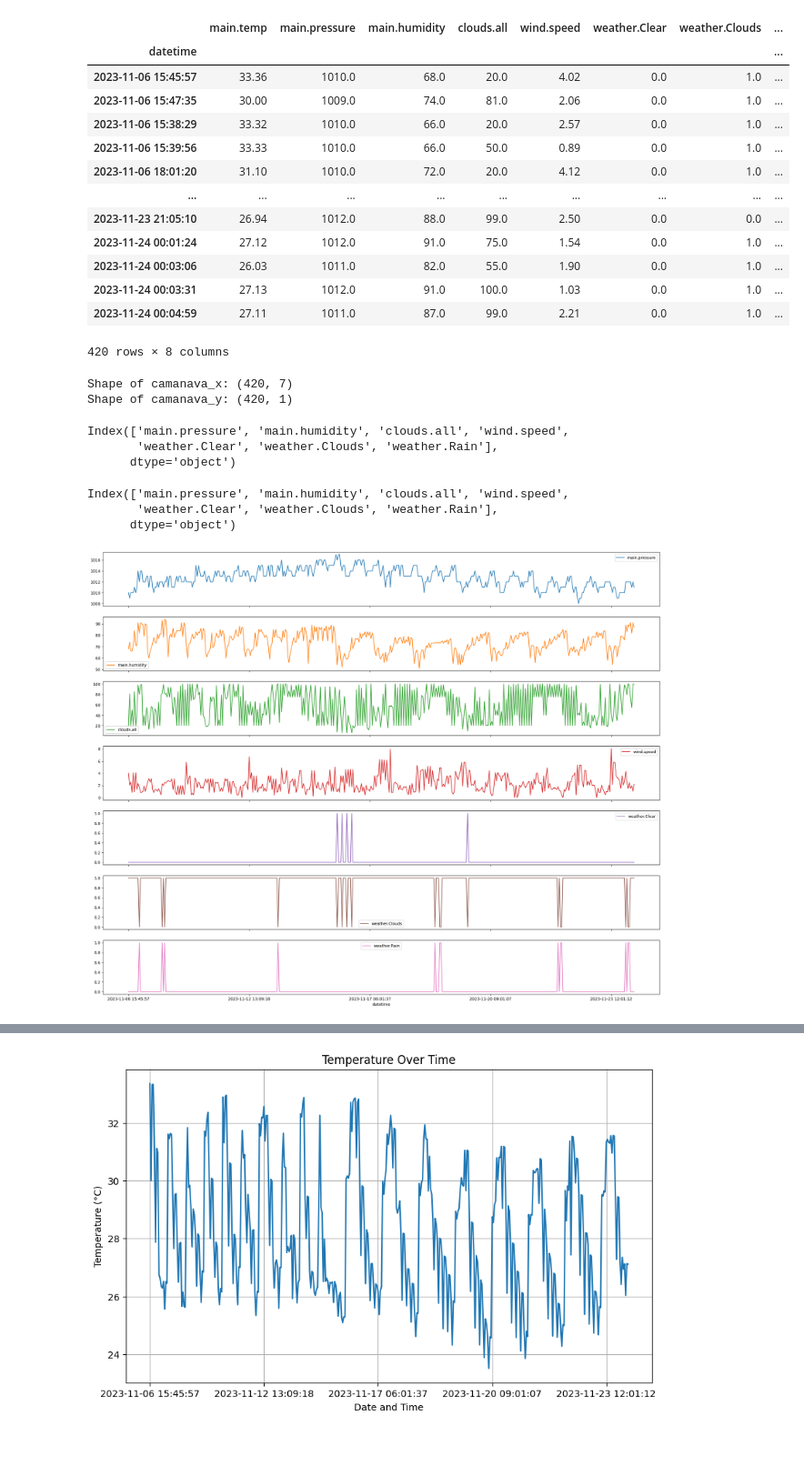
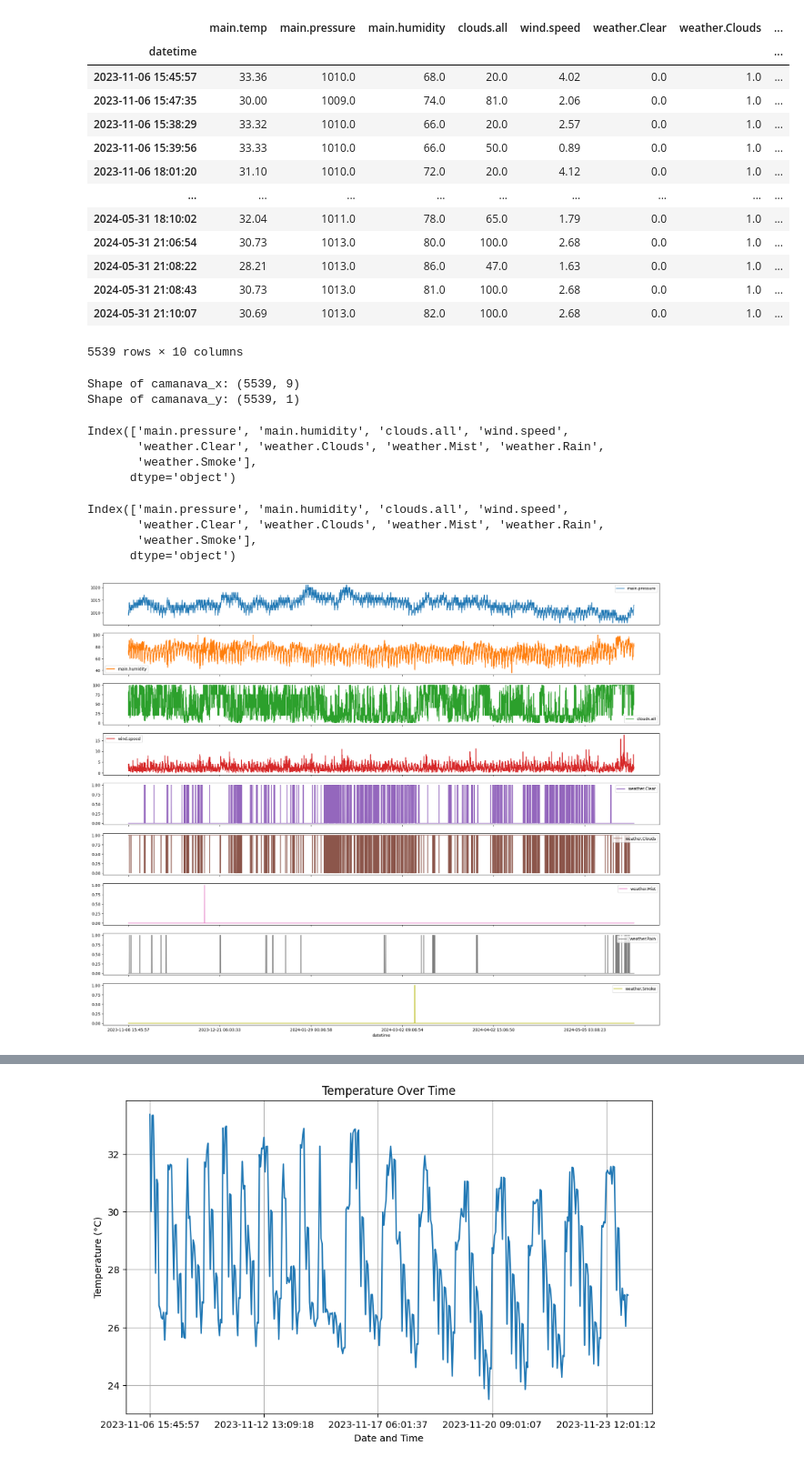
Before and after one commit to Matthew-Gallardo/Temperature-Forecast-Prediction-in-CAMANAVA-using-Regression, a Jupyter notebook: train_test.regression.ipynb, the cells around one changed output, grey strips where cells are left out. Shown at 91% size. Saved outputs shown, nothing was run; the diff lists cells and outputs as text; code cells hidden in the pictures.

```diff
--- a/train_test.regression.ipynb
+++ b/train_test.regression.ipynb
@@ -1,25 +1,25 @@
 # %%
 import warnings
 warnings.filterwarnings("ignore")
 import pandas as pd
 
-df = pd.read_csv('cleaned dataset.csv', index_col='datetime')
+df = pd.read_csv('final cleaned dataset.csv', index_col='datetime')
 df
 # %% [output]
 |  | main.temp | main.pressure | main.humidity | clouds.all | wind.speed | weather.Clear | weather.Clouds | ... |
 | datetime |  |  |  |  |  |  |  | ... |
 | 2023-11-06 15:45:57 | 33.36 | 1010.0 | 68.0 | 20.0 | 4.02 | 0.0 | 1.0 | ... |
 | 2023-11-06 15:47:35 | 30.00 | 1009.0 | 74.0 | 81.0 | 2.06 | 0.0 | 1.0 | ... |
 | 2023-11-06 15:38:29 | 33.32 | 1010.0 | 66.0 | 20.0 | 2.57 | 0.0 | 1.0 | ... |
 | 2023-11-06 15:39:56 | 33.33 | 1010.0 | 66.0 | 50.0 | 0.89 | 0.0 | 1.0 | ... |
 | 2023-11-06 18:01:20 | 31.10 | 1010.0 | 72.0 | 20.0 | 4.12 | 0.0 | 1.0 | ... |
 | ... | ... | ... | ... | ... | ... | ... | ... | ... |
-| 2023-11-23 21:05:10 | 26.94 | 1012.0 | 88.0 | 99.0 | 2.50 | 0.0 | 0.0 | ... |
-| 2023-11-24 00:01:24 | 27.12 | 1012.0 | 91.0 | 75.0 | 1.54 | 0.0 | 1.0 | ... |
-| 2023-11-24 00:03:06 | 26.03 | 1011.0 | 82.0 | 55.0 | 1.90 | 0.0 | 1.0 | ... |
-| 2023-11-24 00:03:31 | 27.13 | 1012.0 | 91.0 | 100.0 | 1.03 | 0.0 | 1.0 | ... |
-| 2023-11-24 00:04:59 | 27.11 | 1011.0 | 87.0 | 99.0 | 2.21 | 0.0 | 1.0 | ... |
+| 2024-05-31 18:10:02 | 32.04 | 1011.0 | 78.0 | 65.0 | 1.79 | 0.0 | 1.0 | ... |
+| 2024-05-31 21:06:54 | 30.73 | 1013.0 | 80.0 | 100.0 | 2.68 | 0.0 | 1.0 | ... |
+| 2024-05-31 21:08:22 | 28.21 | 1013.0 | 86.0 | 47.0 | 1.63 | 0.0 | 1.0 | ... |
+| 2024-05-31 21:08:43 | 30.73 | 1013.0 | 81.0 | 100.0 | 2.68 | 0.0 | 1.0 | ... |
+| 2024-05-31 21:10:07 | 30.69 | 1013.0 | 82.0 | 100.0 | 2.68 | 0.0 | 1.0 | ... |
-420 rows × 8 columns
+5539 rows × 10 columns
 # %%
 
 # Separate features (except temperature) into weather_x
@@ -33,13 +33,14 @@ print("Shape of camanava_x:", camanava_x.shape)
 print("Shape of camanava_y:", camanava_y.shape)
 #camanava_y.head()
 # %% [output]
-Shape of camanava_x: (420, 7)
-Shape of camanava_y: (420, 1)
+Shape of camanava_x: (5539, 9)
+Shape of camanava_y: (5539, 1)
 # %%
 camanava_x.columns
 # %% [output]
 Index(['main.pressure', 'main.humidity', 'clouds.all', 'wind.speed',
-       'weather.Clear', 'weather.Clouds', 'weather.Rain'],
+       'weather.Clear', 'weather.Clouds', 'weather.Mist', 'weather.Rain',
+       'weather.Smoke'],
       dtype='object')
 # %%
 import matplotlib.pyplot as plt
@@ -52,9 +53,10 @@ camanava_features .plot(subplots=True, figsize=(25, 20))
 plt.show()
 # %% [output]
 Index(['main.pressure', 'main.humidity', 'clouds.all', 'wind.speed',
-       'weather.Clear', 'weather.Clouds', 'weather.Rain'],
+       'weather.Clear', 'weather.Clouds', 'weather.Mist', 'weather.Rain',
+       'weather.Smoke'],
       dtype='object')
-[figure, old version]
+[figure, new version]
 # %%
 import matplotlib.pyplot as plt
 
```
Also changed, not shown: parts of 1 cell of this notebook, 5 other files.
